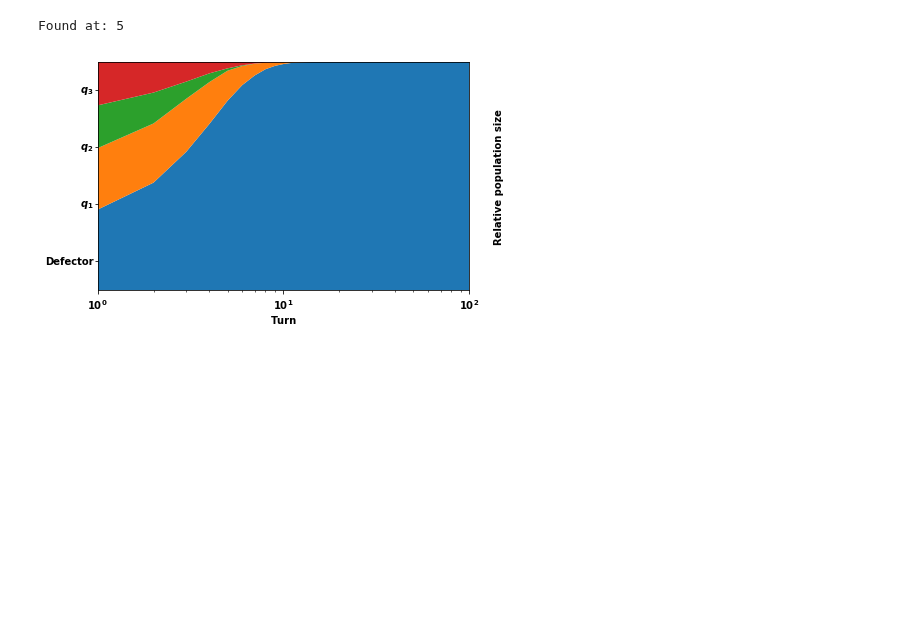
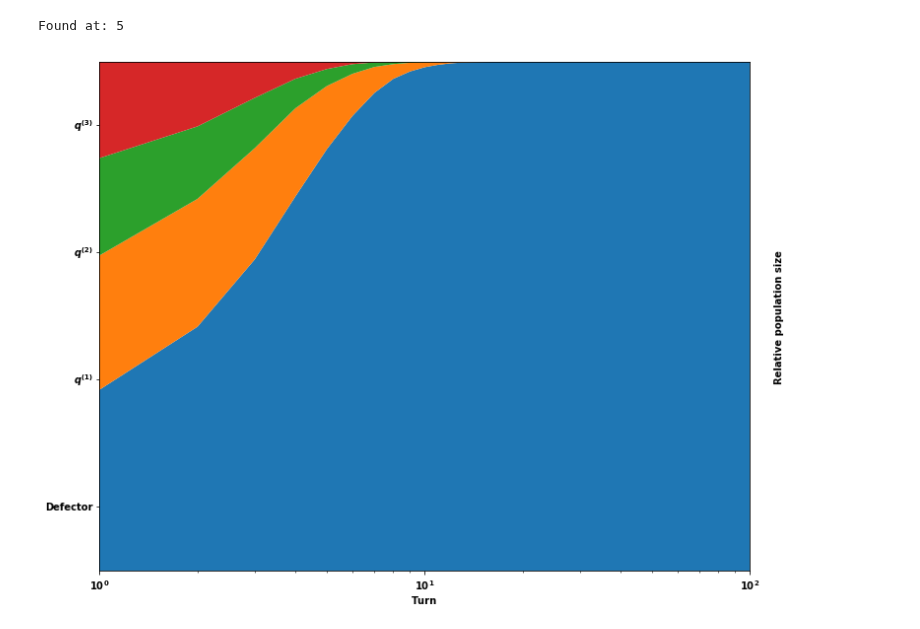
Before and after one commit to Nikoleta-v3/Memory-size-in-the-prisoners-dilemma, a Jupyter notebook: nbs/2. Stability of defection.ipynb, the cells around one changed output. Drawn from its saved outputs; the diff is of its cells as text; code cells hidden in the pictures; blank space fills up the shorter version.

```diff
--- a/nbs/2. Stability of defection.ipynb
+++ b/nbs/2. Stability of defection.ipynb
@@ -165,8 +165,11 @@ for i in tqdm.tqdm(range(4)):
 def stackplot(plot, eco, logscale=True):
 
     populations = eco.population_sizes
-    _, ax = plt.subplots()
-    figure = ax.get_figure()
+    figure, ax = plt.subplots(figsize=(10, 8))
+#     figure = ax.get_figure()
+    figure.patch.set_facecolor('#ffffff')
+    figure.patch.set_alpha(0.2)
+
     turns = range(len(populations))
     pops = [
         [populations[iturn][ir] for iturn in turns]
@@ -191,7 +194,7 @@ def stackplot(plot, eco, logscale=True):
         if n != 'Defector':
             opponent_strings = (n.split(':')[1].replace('[', '').replace(']', '')).split(",")
             opponent = [Fraction(float(op)).limit_denominator() for op in opponent_strings]
-            label = '$q_{%s}$'% i
+            label = '$q^{(%s)}$'% i
 #             for p in range(3):
 #                 label += r'\frac{' + str(opponent[p].numerator) + '}{' + str(opponent[p].denominator) + '},'
 #             label += r'\frac{' + str(opponent[3].numerator) + '}{' + str(opponent[3].denominator) + '})$'
@@ -217,7 +220,8 @@ def stackplot(plot, eco, logscale=True):
 
     plt.tight_layout()
     plt.xlim(0, 10 **2)
-    return figure
+    return figure.savefig('../img/population_defection_takes_over.pdf', facecolor=figure.get_facecolor(),
+                          edgecolor='none', bbox_inches='tight')
 # %%
 for seed in range(2, 10):
     np.random.seed(seed)
@@ -240,5 +246,5 @@ eco.reproduce(500)
 # %%
 plot = axl.Plot(results)
-p = stackplot(plot, eco,)
+p = stackplot(plot, eco)
 # %% [output]
-[figure, old version]
+[figure, new version]
```
Also changed, not shown: parts of 7 cells of this notebook, 3 other files.
